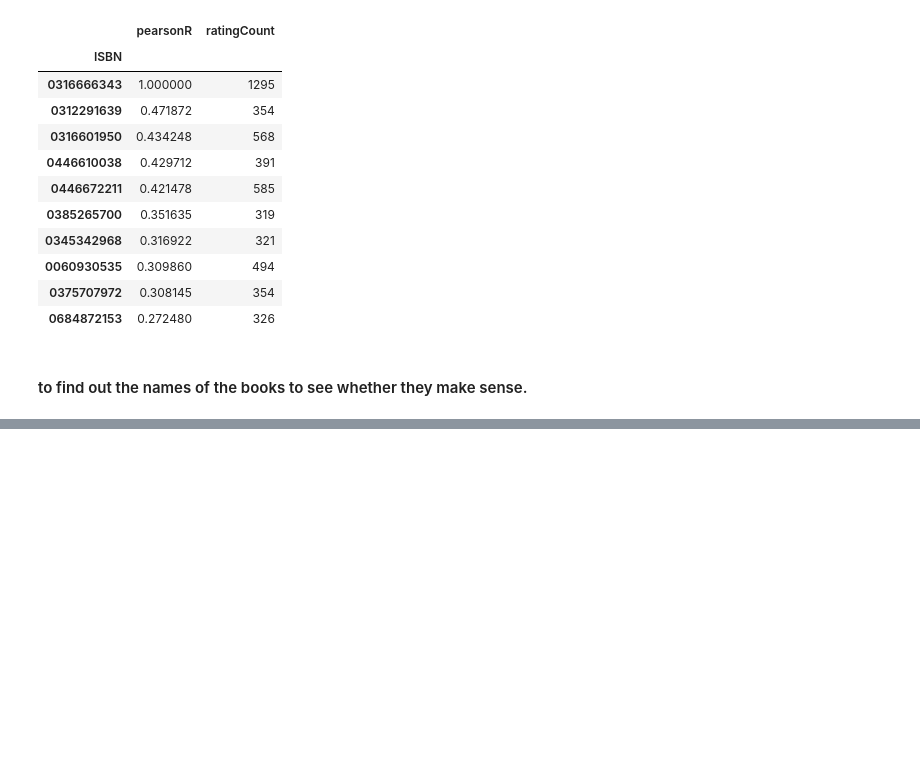
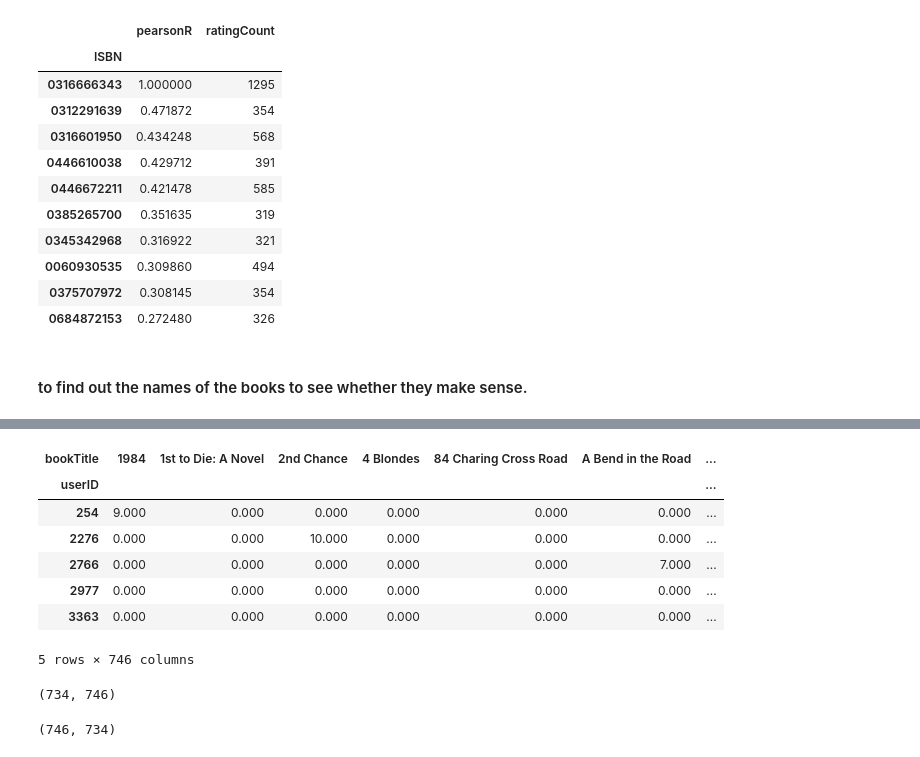
Before and after one commit to AlejandraG01/RS-init, a Jupyter notebook: book-RS/Books-RS.ipynb, the cells around one changed output, grey strips where cells are left out. Cells and saved outputs as stored; diff of their text form; code cells hidden in the pictures; blank space fills up the shorter version.

```diff
--- a/book-RS/Books-RS.ipynb
+++ b/book-RS/Books-RS.ipynb
@@ -212,0 +291,4 @@ corr_books
+# %%
+popularity_threshold = 50
+rating_popular_book = rating_with_totalRatingCount.query('totalRatingCount >= @popularity_threshold')
+rating_popular_book.head()
@@ -212,0 +304,6 @@ corr_books
+# %%
+combined = rating_popular_book.merge(users, left_on = 'userID', right_on = 'userID', how = 'left')
+
+us_canada_user_rating = combined[combined['Location'].str.contains("usa|canada")]
+us_canada_user_rating=us_canada_user_rating.drop('Age', axis=1)
+us_canada_user_rating.head()
@@ -212,0 +317,9 @@ corr_books
+# %%
+if not us_canada_user_rating[us_canada_user_rating.duplicated(['userID', 'bookTitle'])].empty:
+    initial_rows = us_canada_user_rating.shape[0]
+
+    print('Initial dataframe shape {0}'.format(us_canada_user_rating.shape))
+    us_canada_user_rating = us_canada_user_rating.drop_duplicates(['userID', 'bookTitle'])
+    current_rows = us_canada_user_rating.shape[0]
+    print('New dataframe shape {0}'.format(us_canada_user_rating.shape))
+    print('Removed {0} rows'.format(initial_rows - current_rows))
@@ -212,0 +358,22 @@ corr_books
+# %%
+us_canada_user_rating_pivot2 = us_canada_user_rating.pivot(index = 'userID', columns = 'bookTitle', values = 'bookRating').fillna(0)
+# %%
+us_canada_user_rating_pivot2.head()
+# %% [output]
+| bookTitle | 1984 | 1st to Die: A Novel | 2nd Chance | 4 Blondes | 84 Charing Cross Road | A Bend in the Road | ... |
+| userID |  |  |  |  |  |  | ... |
+| 254 | 9.000 | 0.000 | 0.000 | 0.000 | 0.000 | 0.000 | ... |
+| 2276 | 0.000 | 0.000 | 10.000 | 0.000 | 0.000 | 0.000 | ... |
+| 2766 | 0.000 | 0.000 | 0.000 | 0.000 | 0.000 | 7.000 | ... |
+| 2977 | 0.000 | 0.000 | 0.000 | 0.000 | 0.000 | 0.000 | ... |
+| 3363 | 0.000 | 0.000 | 0.000 | 0.000 | 0.000 | 0.000 | ... |
+5 rows × 746 columns
+# %%
+us_canada_user_rating_pivot2.shape
+# %% [output]
+(734, 746)
+# %%
+X = us_canada_user_rating_pivot2.values.T
+X.shape
+# %% [output]
+(746, 734)
```
Also changed, not shown: parts of 26 cells of this notebook.
